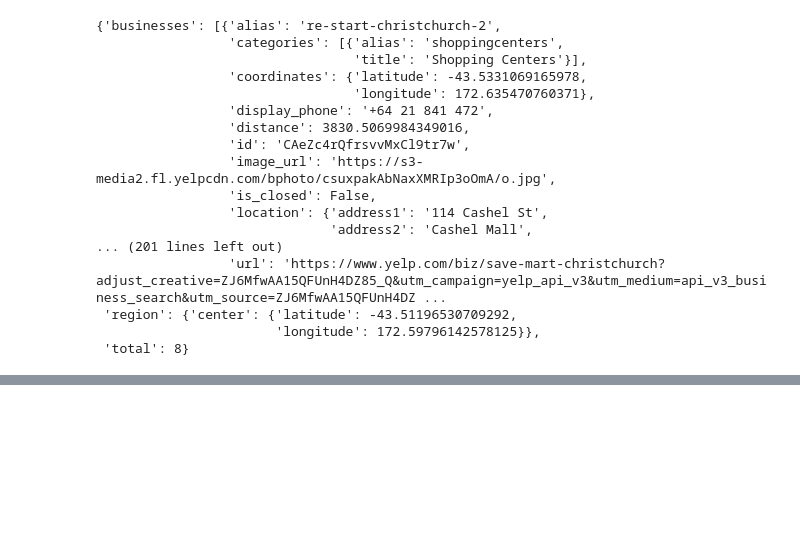
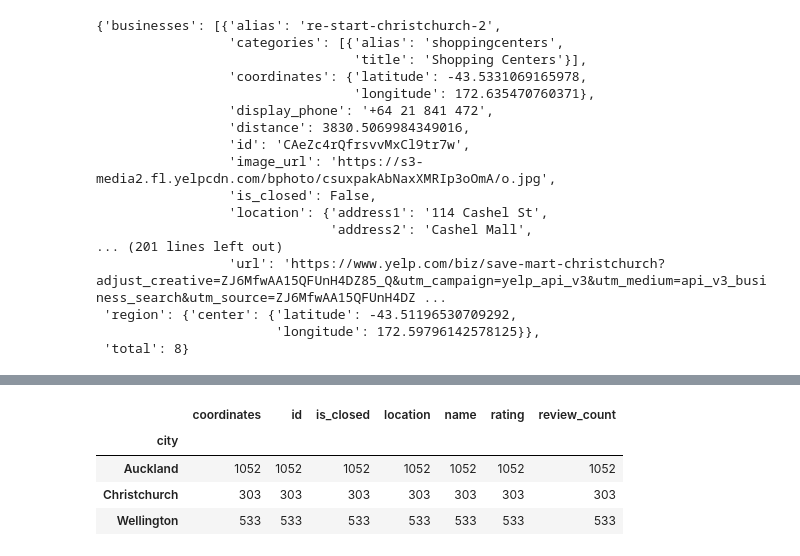
Before and after one commit to blakefreeman2/new_zealand, a Jupyter notebook: New_Zealand/Code_group.ipynb, the cells around one changed output, grey strips where cells are left out. Cells and saved outputs as stored; diff of their text form; code cells hidden in the pictures; blank space fills up the shorter version.

```diff
--- a/New_Zealand/Code_group.ipynb
+++ b/New_Zealand/Code_group.ipynb
@@ -396,0 +341,9 @@ df_New_Zealand
+# %%
+city_groupby = df_New_Zealand.groupby(['city'])
+city_groupby.count()
+# %% [output]
+|  | coordinates | id | is_closed | location | name | rating | review_count |
+| city |  |  |  |  |  |  |  |
+| Auckland | 1052 | 1052 | 1052 | 1052 | 1052 | 1052 | 1052 |
+| Christchurch | 303 | 303 | 303 | 303 | 303 | 303 | 303 |
+| Wellington | 533 | 533 | 533 | 533 | 533 | 533 | 533 |
```
Also changed, not shown: parts of 11 cells of this notebook, 1 other file.
